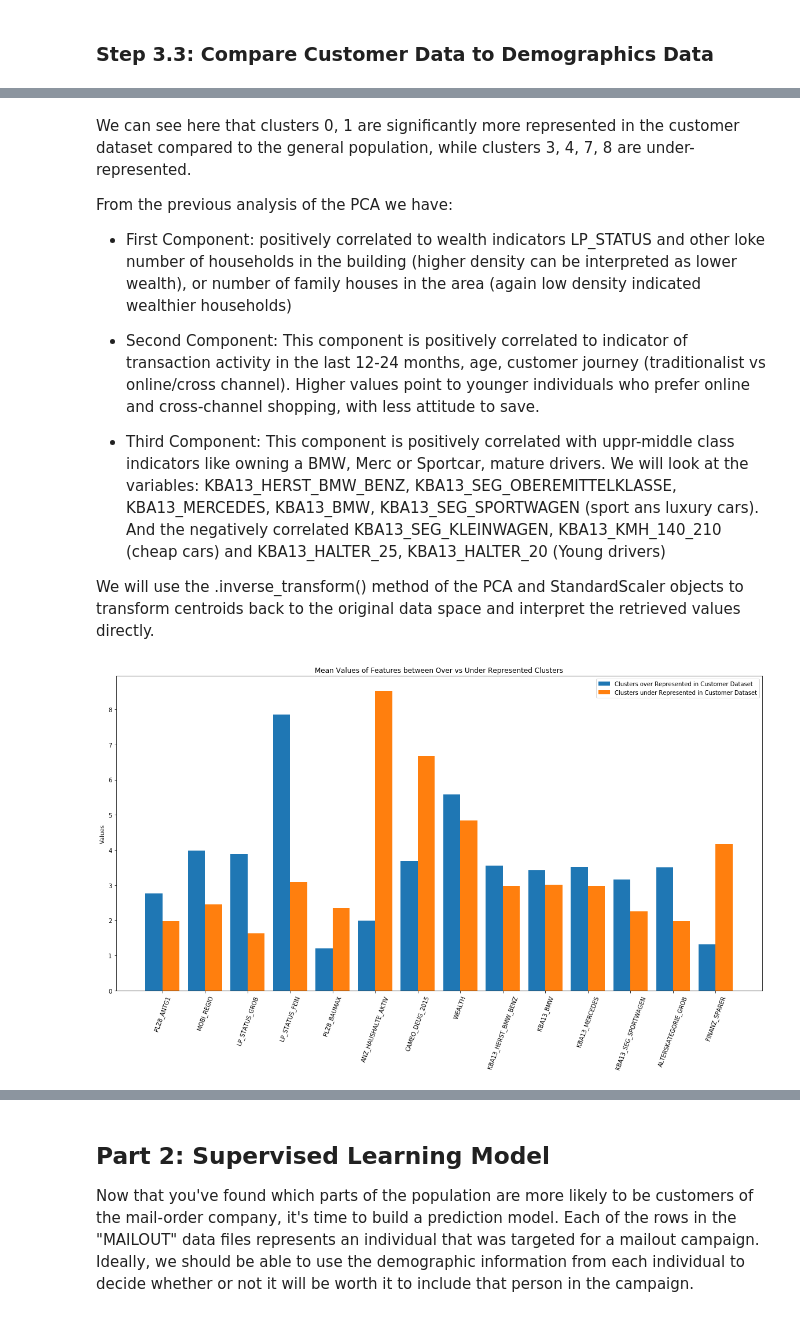
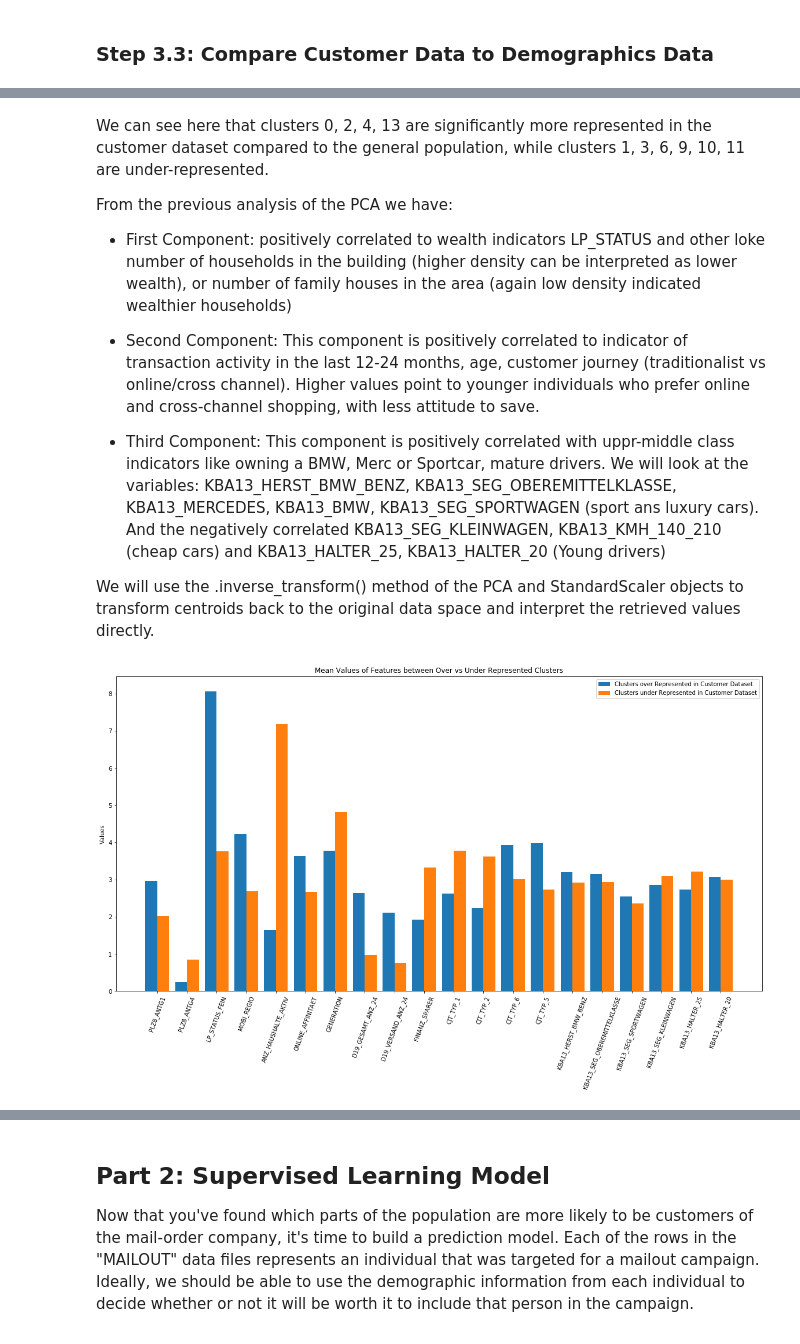
Before and after one commit to santamm/Customer-Segmentation, a Jupyter notebook: Arvato Project Workbook.ipynb, the cells around one changed output, grey strips where cells are left out. Cells and saved outputs as stored; diff of their text form; code cells hidden in the pictures.

```diff
--- a/Arvato Project Workbook.ipynb
+++ b/Arvato Project Workbook.ipynb
@@ -1282,7 +1297,7 @@ def apply_KMeans(df_pca, n_clusters):
 
     return pop_labels, pop_centroids, kmeans_model
 
-gen_labels, gen_centroids, k_model = apply_KMeans(azdias_pca, 16)
+gen_labels, gen_centroids, k_model = apply_KMeans(azdias_pca, 15)
 # %%
 # Save to file in the current working directory
 pkl_filename = "kmeans.pkl"
@@ -1366,5 +1380,5 @@ plt.show()
 # %% [markdown]
-We can see here that clusters 0, 1 are significantly more represented in the customer dataset compared to the general population, while clusters  3, 4, 7, 8 are under-represented.
+We can see here that clusters 0, 2, 4, 13 are significantly more represented in the customer dataset compared to the general population, while clusters  1, 3, 6, 9, 10, 11 are under-represented.
 
 From the previous analysis of the PCA we have:
 * First Component: positively correlated to wealth indicators LP_STATUS and other loke number of households in the building (higher density can be interpreted as lower wealth), or number of family houses in the area (again low density indicated wealthier households)
@@ -1385,24 +1399,60 @@ under_represented = [3, 4, 7, 8]
+# %%
+# Select features from the 3 components: highest score and the ones we have documentation about (interpretability)
+comp1 = ['PLZ8_ANTG1', 'PLZ8_ANTG4', 'LP_STATUS_FEIN', 'MOBI_REGIO', 'ANZ_HAUSHALTE_AKTIV']
+#- PLZ8_ANTG1: # of number of 1-2 family houses in the PLZ8 (from low to high)
+#- PLZ8_ANTG4: # of +10 families in the area
+#- LP_STATUS_FEIN: LP_STATUS_GROB (wealth, from low-income to top-earners)
+#- MOBI-REGIO: mobility (higher values = low mobility/more stability)
+
+#- PLZ_ANTG3: number of 6-10 family houses in the PLZ8
+#- ANZ_HAUSHALTE_AKTIV: Number of households in the building
+comp2 = ['ONLINE_AFFINITAET', 'GENERATION', 'D19_GESAMT_ANZ_24', 'D19_VERSAND_ANZ_24', 'FINANZ_SPARER', 'CJT_TYP_1',
+'CJT_TYP_2', 'CJT_TYP_6', 'CJT_TYP_5']
+
+#ONLINE_AFFINITAET: Online affinity : Online affinity (low to high)
+#D19_GESAMT_ANZ_24: transaction activity TOTAL POOL in the last 24 months
+#D19_GESAMT_ANZ_12 : transaction activity TOTAL POOL in the last 12 months
+#GENERATION        : age, higher is more recent genetation
+#D19_VERSAND_ANZ_24:  transaction activity MAIL-ORDER in the last 24 months
+#FINANZ_SPARER : financial activity: attitude to save (lower = more attitude to save)
+#CJT_TYPE_1, CJT_TYPE_2, CJT_TYPE_6, CJT_TYPE_5: Customer Journey
+#FINANZ_VORSORGER: financial activity: prepared
+
+
+comp3 = ['KBA13_HERST_BMW_BENZ', 'KBA13_SEG_OBEREMITTELKLASSE', 'KBA13_SEG_SPORTWAGEN',
+        'KBA13_SEG_KLEINWAGEN', 'KBA13_HALTER_25', 'KBA13_HALTER_20']
+
+#KBA13_HERST_BMW_BENZ           0.1890: Share of BMW & Mercedes in the area
+#KBA13_SEG_OBEREMITTELKLASSE    0.1621: share of upper middle class cars and upper class cars (BMW5er, BMW7er etc.)
+#KBA13_MERCEDES                 0.1608: share of Mercedes in the area
+#KBA13_BMW : share of BMW in the area
+#KBA13_SEG_SPORTWAGEN
+
+#KBA13_SEG_KLEINWAGEN:    Share of small cars
+#KBA13_KMH_140_210 : Share of cars with max speed between 140 and 210
+#KBA13_HALTER_25, KBA13_HALTER_20: Young drivers
 # %%
 # Visualizations
 #pos1 = list(first_component_pos)+list(second_component_pos)+list(third_component_pos)+list(first_component_neg)+list(second_component_neg)+list(third_component_neg)
 
-clust_features = ['PLZ8_ANTG1','MOBI_REGIO', 'LP_STATUS_GROB', 'LP_STATUS_FEIN','PLZ8_BAUMAX', 'ANZ_HAUSHALTE_AKTIV', 'CAMEO_DEUG_2015', 'WEALTH',
-     'KBA13_HERST_BMW_BENZ', 'KBA13_BMW', 'KBA13_MERCEDES', 'KBA13_SEG_SPORTWAGEN', 'ALTERSKATEGORIE_GROB', 'FINANZ_SPARER']
+clust_features = comp1+comp2+comp3
+#['PLZ8_ANTG1','MOBI_REGIO', 'LP_STATUS_GROB', 'LP_STATUS_FEIN','PLZ8_BAUMAX', 'ANZ_HAUSHALTE_AKTIV', 'CAMEO_DEUG_2015', 'WEALTH',
+#     'KBA13_HERST_BMW_BENZ', 'KBA13_BMW', 'KBA13_MERCEDES', 'KBA13_SEG_SPORTWAGEN', 'ALTERSKATEGORIE_GROB', 'FINANZ_SPARER']
 
 over_rep = centroids_df.loc[over_represented, clust_features].mean()
 under_rep = centroids_df.loc[under_represented, clust_features].mean()
 plt.figure(figsize=(20,10))
 ax = plt.subplot(111)
 features_idxs = [x for x in range(0,len(clust_features))]
 ax.bar(x=np.array(features_idxs)-0.2, height=over_rep.values, width=w, color=tableau20[0])
 ax.bar(x=np.array(features_idxs)+0.2, height=under_rep.values, width=w, color=tableau20[2])
 plt.ylabel('Values')
 
 plt.xticks(np.array(features_idxs), over_rep.index, rotation=70)
 plt.legend(['Clusters over Represented in Customer Dataset', 'Clusters under Represented in Customer Dataset'])
 plt.title('Mean Values of Features between Over vs Under Represented Clusters')
 plt.show()
 #+third_component_neg
 # %% [output]
-[figure, old version]
+[figure, new version]
 # %% [markdown]
```
Also changed, not shown: parts of 54 cells of this notebook.
